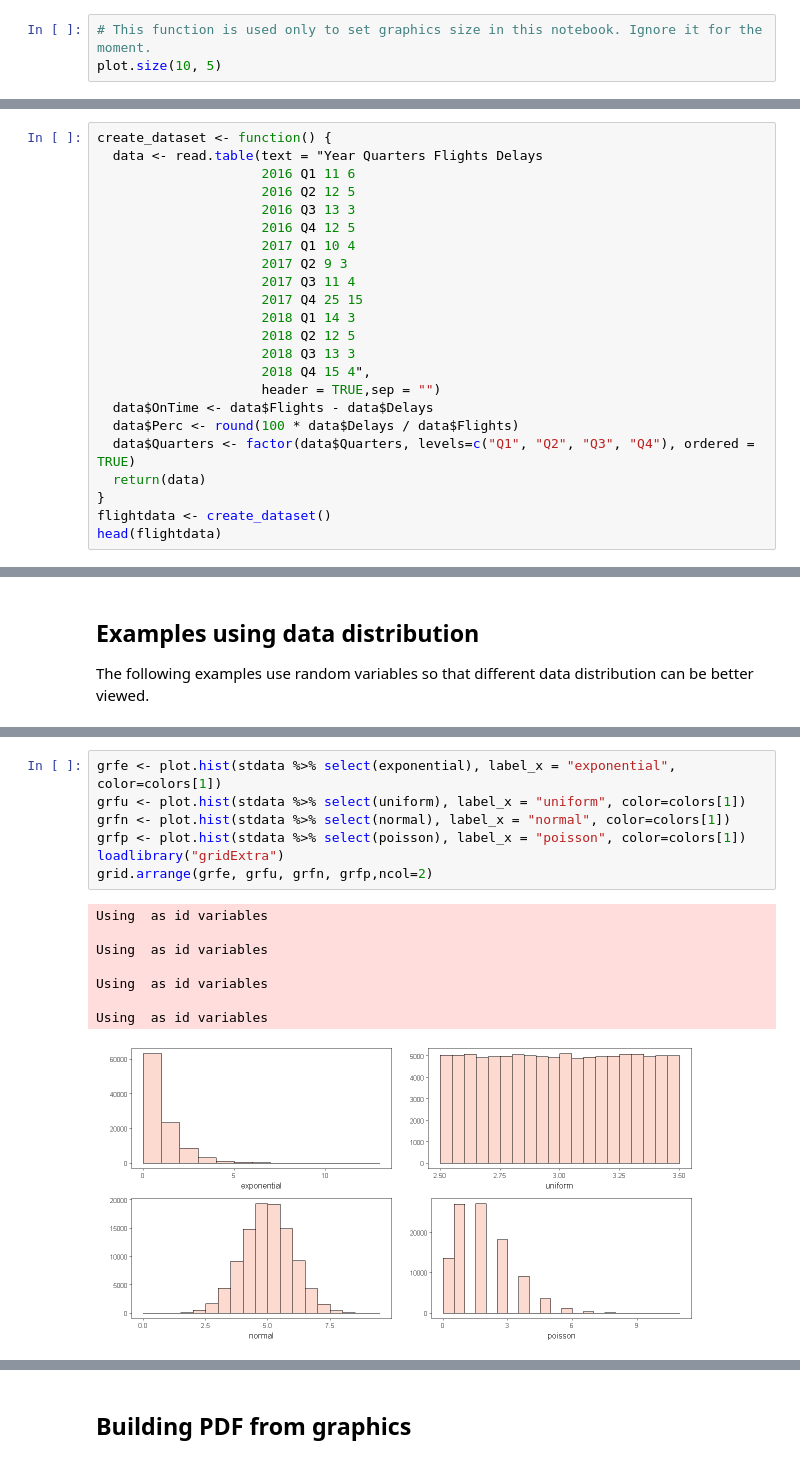
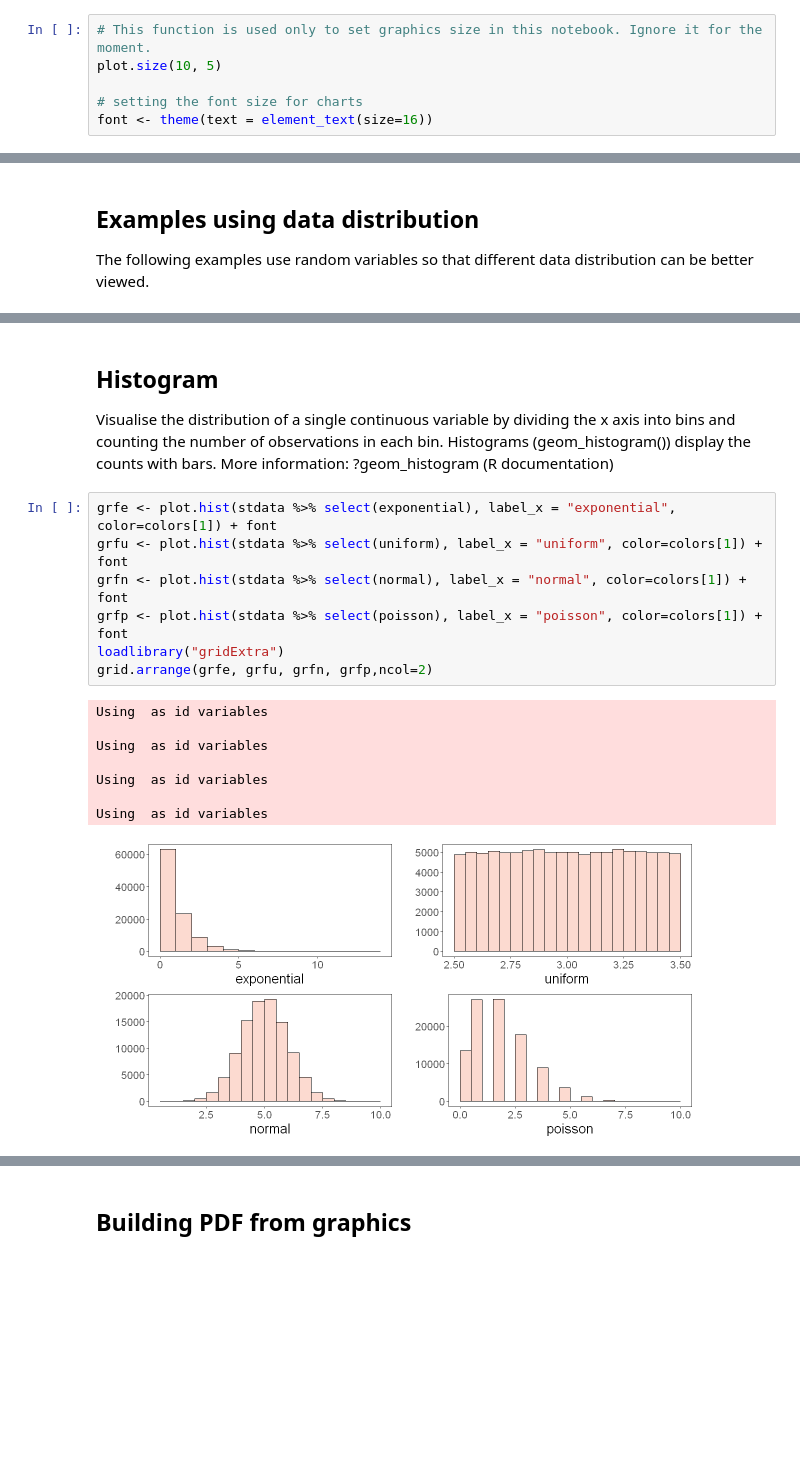
Before and after one commit to eogasawara/mylibrary, a Jupyter notebook: Graphic.ipynb, the cells around one changed output, grey strips where cells are left out. Drawn from its saved outputs; the diff is of its cells as text; blank space fills up the shorter version.

```diff
--- a/Graphic.ipynb
+++ b/Graphic.ipynb
@@ -21,3 +21,6 @@ colors <- col_set[c(3,5,7,9)]
 # %%
 # This function is used only to set graphics size in this notebook. Ignore it for the moment.
 plot.size(10, 5)
+
+# setting the font size for charts
+font <- theme(text = element_text(size=16))
@@ -31,23 +26,0 @@ It is a synthetic dataset containing the number of flights and delays in an airp
-# %%
-create_dataset <- function() {
-  data <- read.table(text = "Year Quarters Flights Delays
-                     2016 Q1 11 6
-                     2016 Q2 12 5
-                     2016 Q3 13 3
-                     2016 Q4 12 5
-                     2017 Q1 10 4
-                     2017 Q2 9 3
-                     2017 Q3 11 4
-                     2017 Q4 25 15
-                     2018 Q1 14 3
-                     2018 Q2 12 5
-                     2018 Q3 13 3
-                     2018 Q4 15 4",
-                     header = TRUE,sep = "")
-  data$OnTime <- data$Flights - data$Delays
-  data$Perc <- round(100 * data$Delays / data$Flights)
-  data$Quarters <- factor(data$Quarters, levels=c("Q1", "Q2", "Q3", "Q4"), ordered = TRUE)
-  return(data)
-}
-flightdata <- create_dataset()
-head(flightdata)
@@ -326,16 +294,21 @@ Histograms are used to plot a single variable.
+# %% [markdown]
+## Histogram
+
+Visualise the distribution of a single continuous variable by dividing the x axis into bins and counting the number of observations in each bin. Histograms (geom_histogram()) display the counts with bars.
+More information: ?geom_histogram (R documentation)
 # %%
-grfe <- plot.hist(stdata %>% select(exponential), label_x = "exponential", color=colors[1])
-grfu <- plot.hist(stdata %>% select(uniform), label_x = "uniform", color=colors[1])
-grfn <- plot.hist(stdata %>% select(normal), label_x = "normal", color=colors[1])
-grfp <- plot.hist(stdata %>% select(poisson), label_x = "poisson", color=colors[1])
+grfe <- plot.hist(stdata %>% select(exponential), label_x = "exponential", color=colors[1]) + font
+grfu <- plot.hist(stdata %>% select(uniform), label_x = "uniform", color=colors[1]) + font
+grfn <- plot.hist(stdata %>% select(normal), label_x = "normal", color=colors[1]) + font
+grfp <- plot.hist(stdata %>% select(poisson), label_x = "poisson", color=colors[1]) + font
 loadlibrary("gridExtra")
 grid.arrange(grfe, grfu, grfn, grfp,ncol=2)
 # %% [output]
 Using  as id variables
 
 Using  as id variables
 
 Using  as id variables
 
 Using  as id variables
-[figure, old version]
+[figure, new version]
```
Also changed, not shown: parts of 70 cells of this notebook, 1 other file.
